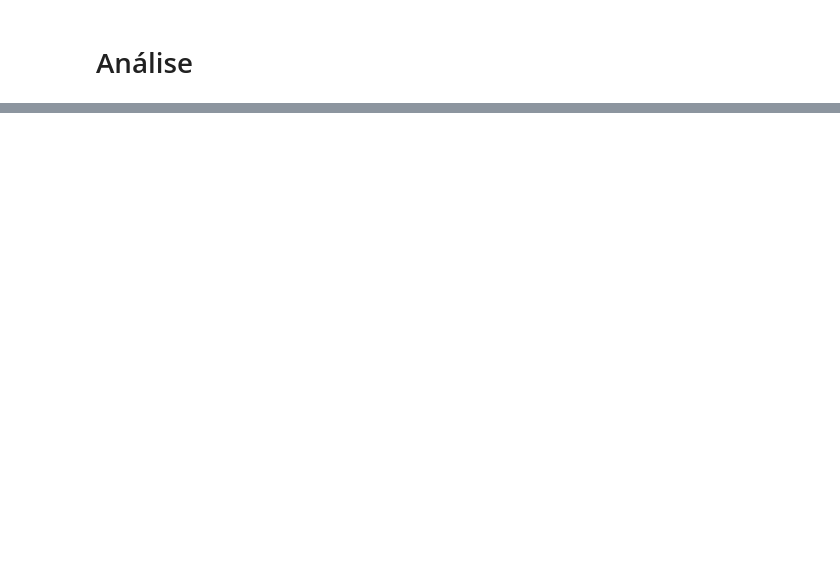
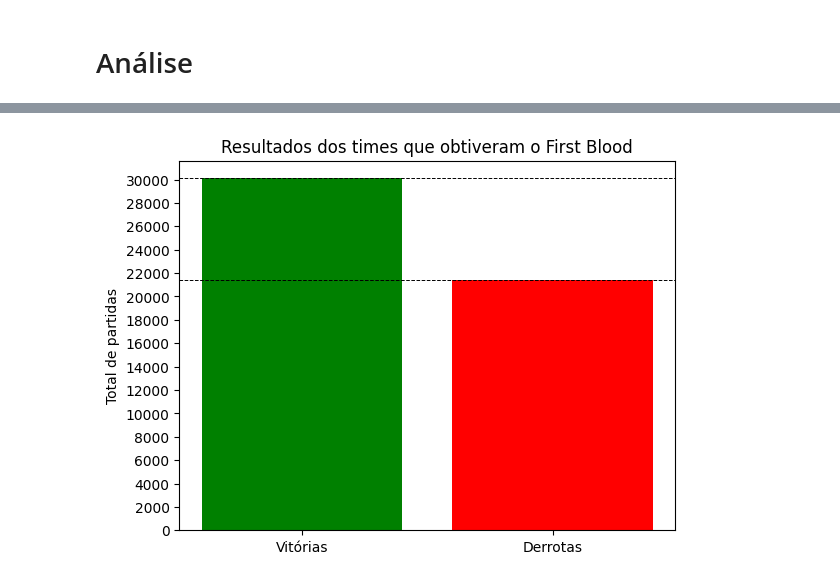
Before and after one commit to LuizGusQueiroz/Data_Science_AdaTech, a Jupyter notebook: Tecnicas_Programacao/Trabalho_Final/Analise_LOL.ipynb, the cells around one changed output, grey strips where cells are left out. Cells and saved outputs as stored; diff of their text form; code cells hidden in the pictures; blank space fills up the shorter version.

```diff
--- a/Tecnicas_Programacao/Trabalho_Final/Analise_LOL.ipynb
+++ b/Tecnicas_Programacao/Trabalho_Final/Analise_LOL.ipynb
@@ -195,0 +251,25 @@ Warning: total number of rows (51490) exceeds max_rows (20000). Limiting to firs
+# %%
+def compara_vitorias(df:pd.DataFrame, column:str, title:str) -> None:
+  contagem = np.where(df['winner'] == df[column], 'Vitórias', 'Derrotas')
+  contagem = pd.Series(contagem).value_counts()
+
+  labels = ['Vitórias', 'Derrotas']
+  colors = ['green', 'red']
+
+  fig, ax = plt.subplots()
+
+  ax.bar(labels, contagem, color=colors)
+
+  ax.set_yticks(range(0, max(contagem), 2000))
+
+  for topo in contagem:
+      ax.axhline(topo, color='black', linestyle='--', linewidth=0.7)
+
+  ax.set_title(title)
+  ax.set_ylabel('Total de partidas')
+
+  plt.show()
+# %%
+compara_vitorias(games, 'firstBlood', 'Resultados dos times que obtiveram o First Blood')
+# %% [output]
+[figure, added]
```
Also changed, not shown: parts of 13 cells of this notebook.
